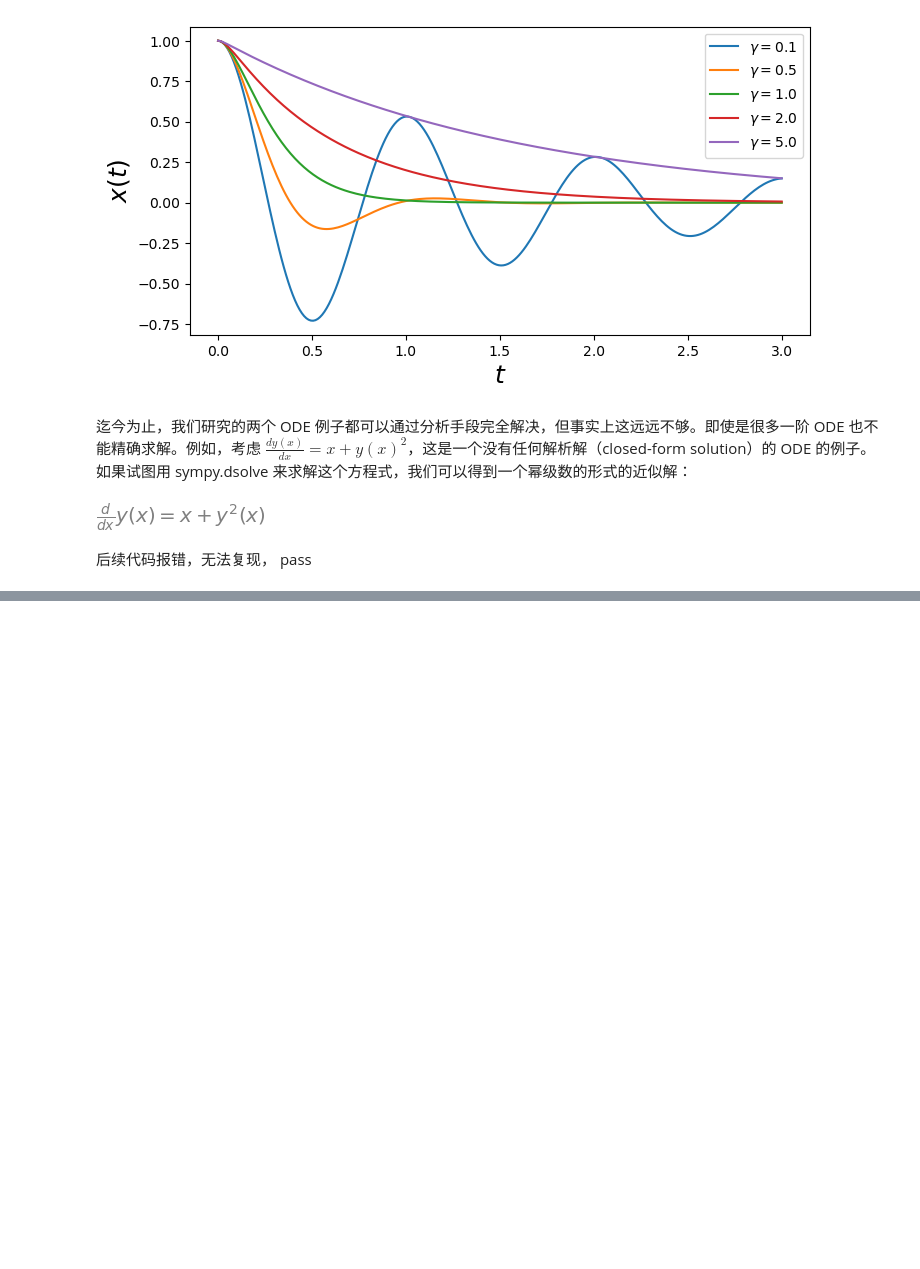
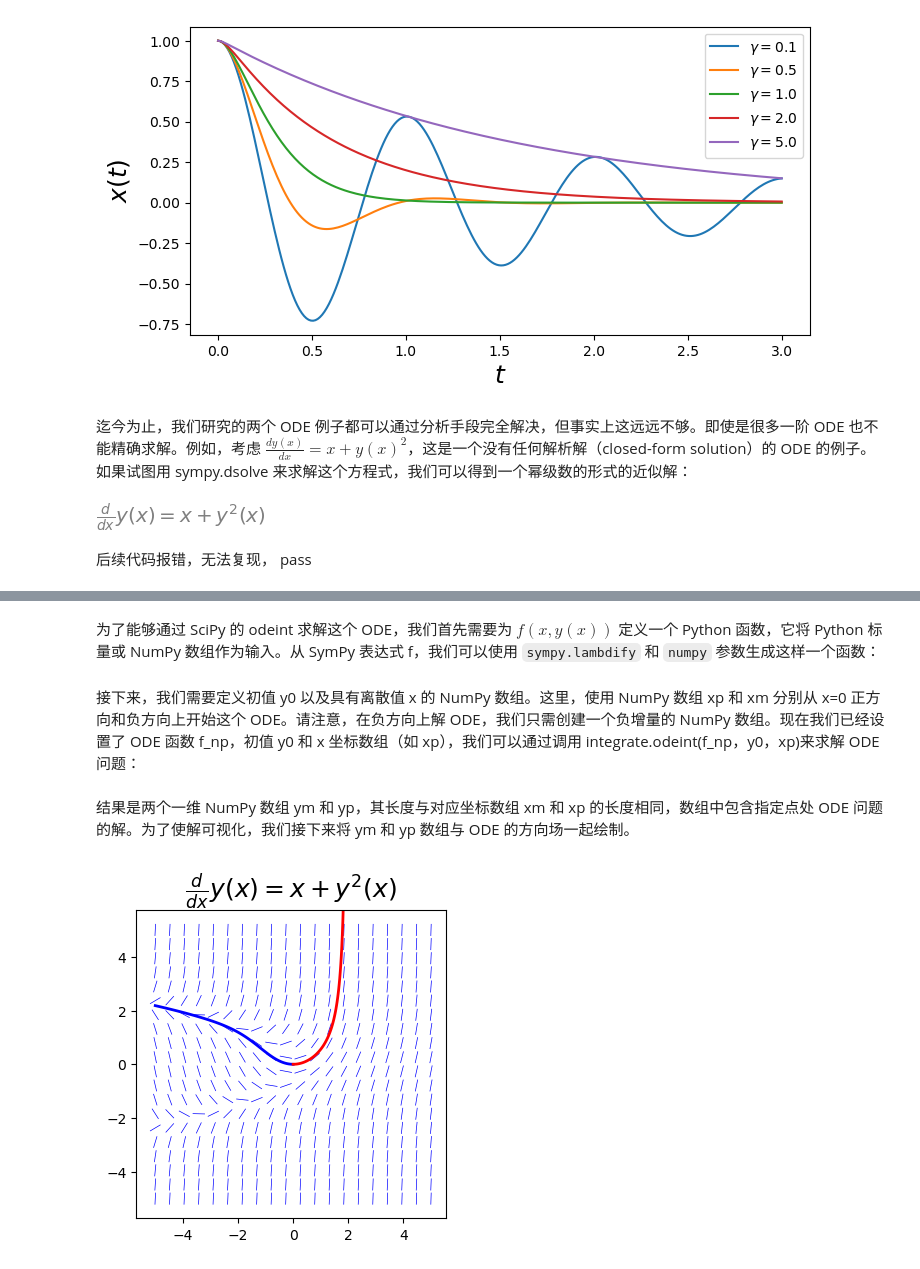
Before and after one commit to xuanyabulema/JupyterNotebook, a Jupyter notebook: ODE.ipynb, the cells around one changed output, grey strips where cells are left out. Drawn from its saved outputs; the diff is of its cells as text; code cells hidden in the pictures; blank space fills up the shorter version.

```diff
--- a/ODE.ipynb
+++ b/ODE.ipynb
@@ -188,0 +236,51 @@ pass
+# %%
+x = sympy.symbols('x')
+y = sympy.Function('y')
+f = y(x)**2 + x
+# %% [markdown]
+为了能够通过 SciPy 的 odeint 求解这个 ODE，我们首先需要为 $f(x, y(x))$ 定义一个 Python 函数，它将 Python 标量或 NumPy 数组作为输入。从 SymPy 表达式 f，我们可以使用 `sympy.lambdify` 和 `numpy` 参数生成这样一个函数：
+# %%
+f_np = sympy.lambdify((y(x), x), f)
+# %% [markdown]
+接下来，我们需要定义初值 y0 以及具有离散值 x 的 NumPy 数组。这里，使用 NumPy 数组 xp 和 xm 分别从 x=0 正方向和负方向上开始这个 ODE。请注意，在负方向上解 ODE，我们只需创建一个负增量的 NumPy 数组。现在我们已经设置了 ODE 函数 f_np，初值 y0 和 x 坐标数组（如 xp），我们可以通过调用 integrate.odeint(f_np，y0，xp)来求解 ODE 问题：
+# %%
+y0 = 0
+xp = np.linspace(0, 1.9, 100)
+yp = integrate.odeint(f_np, y0, xp)
+xm = np.linspace(0, -5, 100)
+ym = integrate.odeint(f_np, y0, xm)
+# %% [markdown]
+结果是两个一维 NumPy 数组 ym 和 yp，其长度与对应坐标数组 xm 和 xp 的长度相同，数组中包含指定点处 ODE 问题的解。为了使解可视化，我们接下来将 ym 和 yp 数组与 ODE 的方向场一起绘制。
+# %%
+def plot_direction_field(x, y_x, f_xy, x_lim=(-5, 5), y_lim=(-5, 5), ax=None):
+    f_np = sympy.lambdify((x, y_x), f_xy, 'numpy')
+    x_vec = np.linspace(x_lim[0], x_lim[1], 20)
+    y_vec = np.linspace(y_lim[0], y_lim[1], 20)
+
+    if ax is None:
+        _, ax = plt.subplots(figsize=(4, 4))
+
+    dx = x_vec[1] - x_vec[0]
+    dy = y_vec[1] - y_vec[0]
+
+    for m, xx in enumerate(x_vec):
+        for n, yy in enumerate(y_vec):
+            Dy = f_np(xx, yy) * dx
+            Dx = 0.8 * dx**2 / np.sqrt(dx**2 + Dy**2)
+            Dy = 0.8 * Dy*dy / np.sqrt(dx**2 + Dy**2)
+            ax.plot([xx - Dx/2, xx + Dx/2],
+                [yy - Dy/2, yy + Dy/2], 'b', lw=0.5)
+
+    ax.axis('tight')
+    ax.set_title(r"$%s$" %
+        (sympy.latex(sympy.Eq(y(x).diff(x), f_xy))), fontsize=18)
+
+    return ax
+
+fig, ax = plt.subplots(1, 1, figsize=(4, 4))
+plot_direction_field(x, y(x), f, ax=ax)
+ax.plot(xm, ym, 'b', lw=2)
+ax.plot(xp, yp, 'r', lw=2)
+plt.show()
+# %% [output]
+[figure, added]
```
Also changed, not shown: parts of 63 cells of this notebook.
